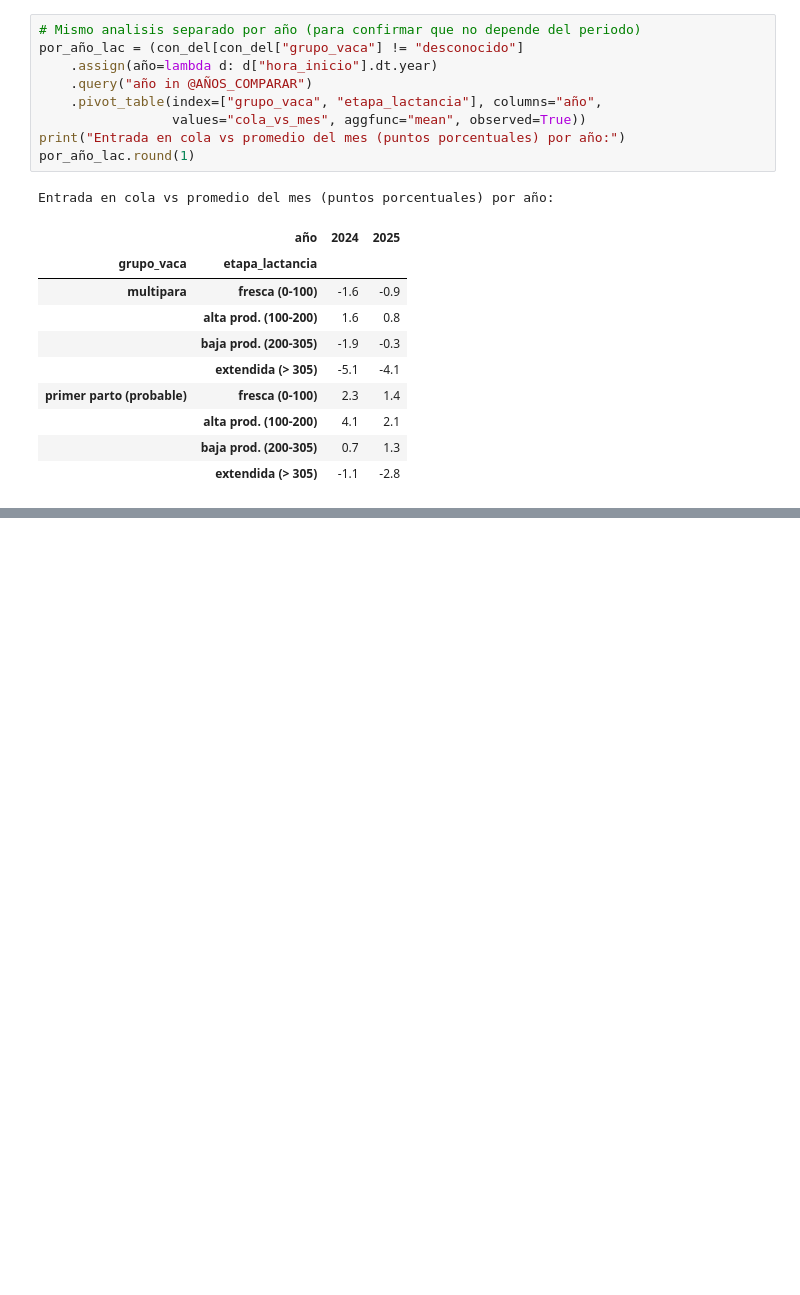
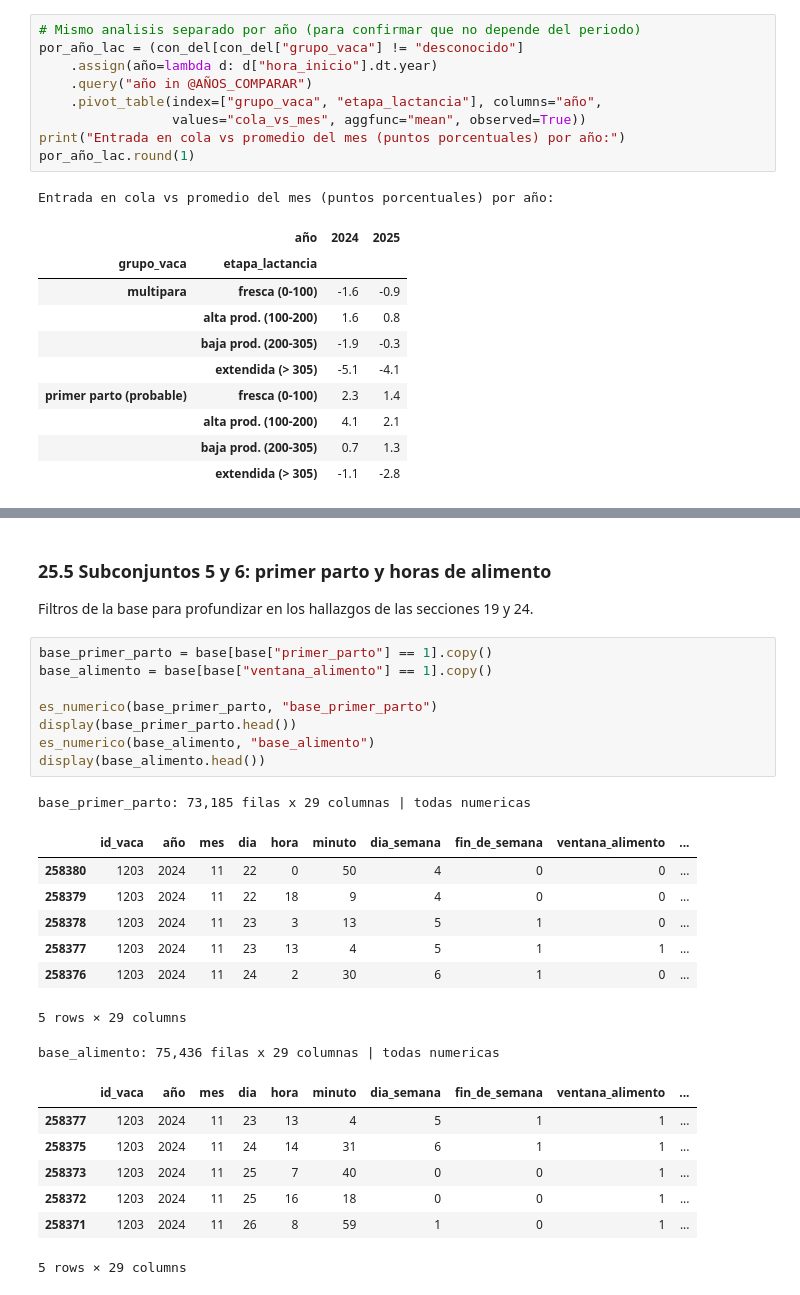
Before and after one commit to kamimartinez/VMS-prediction, a Jupyter notebook: DataUnderstanding.ipynb, the cells around one changed output, grey strips where cells are left out. Saved outputs shown, nothing was run; the diff lists cells and outputs as text; blank space fills up the shorter version.

```diff
--- a/DataUnderstanding.ipynb
+++ b/DataUnderstanding.ipynb
@@ -2068,0 +2300,29 @@ Entrada en cola vs promedio del mes (puntos porcentuales) por año:
+# %% [markdown]
+### 25.5 Subconjuntos 5 y 6: primer parto y horas de alimento
+
+Filtros de la base para profundizar en los hallazgos de las secciones 19 y 24.
+# %%
+base_primer_parto = base[base["primer_parto"] == 1].copy()
+base_alimento = base[base["ventana_alimento"] == 1].copy()
+
+es_numerico(base_primer_parto, "base_primer_parto")
+display(base_primer_parto.head())
+es_numerico(base_alimento, "base_alimento")
+display(base_alimento.head())
+# %% [output]
+base_primer_parto: 73,185 filas x 29 columnas | todas numericas
+|  | id_vaca | año | mes | dia | hora | minuto | dia_semana | fin_de_semana | ventana_alimento | ... |
+| 258380 | 1203 | 2024 | 11 | 22 | 0 | 50 | 4 | 0 | 0 | ... |
+| 258379 | 1203 | 2024 | 11 | 22 | 18 | 9 | 4 | 0 | 0 | ... |
+| 258378 | 1203 | 2024 | 11 | 23 | 3 | 13 | 5 | 1 | 0 | ... |
+| 258377 | 1203 | 2024 | 11 | 23 | 13 | 4 | 5 | 1 | 1 | ... |
+| 258376 | 1203 | 2024 | 11 | 24 | 2 | 30 | 6 | 1 | 0 | ... |
+5 rows × 29 columns
+base_alimento: 75,436 filas x 29 columnas | todas numericas
+|  | id_vaca | año | mes | dia | hora | minuto | dia_semana | fin_de_semana | ventana_alimento | ... |
+| 258377 | 1203 | 2024 | 11 | 23 | 13 | 4 | 5 | 1 | 1 | ... |
+| 258375 | 1203 | 2024 | 11 | 24 | 14 | 31 | 6 | 1 | 1 | ... |
+| 258373 | 1203 | 2024 | 11 | 25 | 7 | 40 | 0 | 0 | 1 | ... |
+| 258372 | 1203 | 2024 | 11 | 25 | 16 | 18 | 0 | 0 | 1 | ... |
+| 258371 | 1203 | 2024 | 11 | 26 | 8 | 59 | 1 | 0 | 1 | ... |
+5 rows × 29 columns
```
Also changed, not shown: parts of 10 cells of this notebook.
